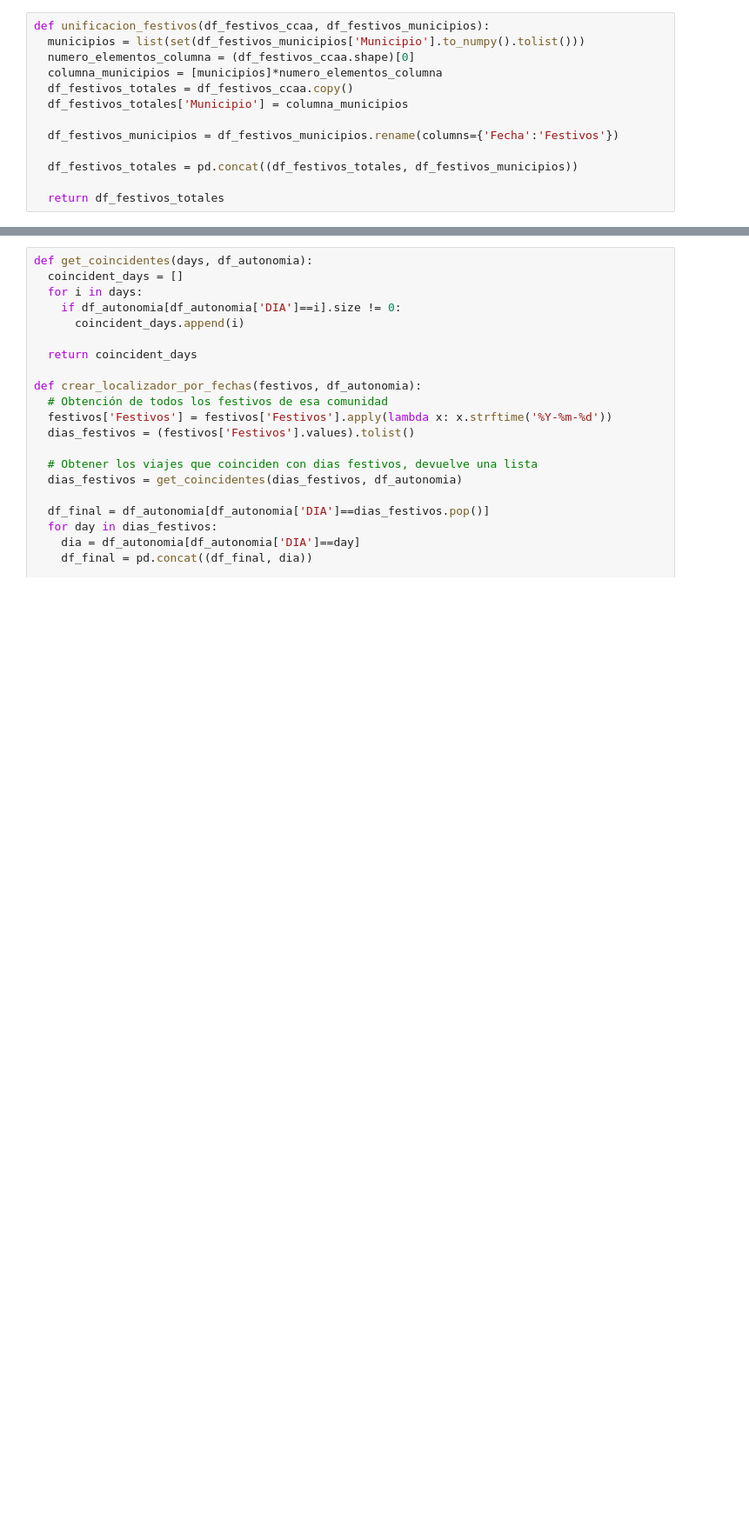
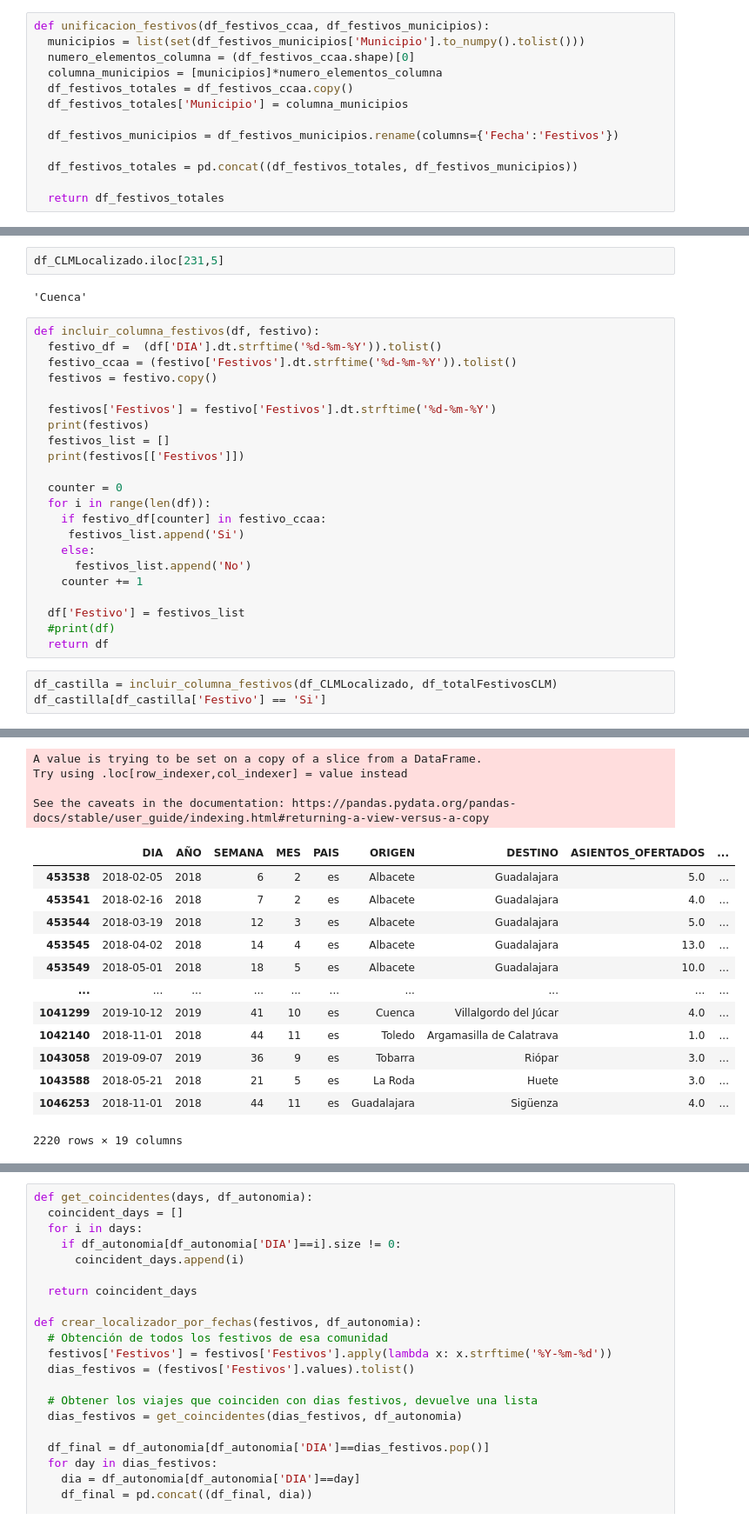
Before and after one commit to JoseAlbertoSeco/BlablacarCarpooling_DataMining, a Jupyter notebook: notebooks/GeolocalizacionProvincial.ipynb, the cells around one changed output, grey strips where cells are left out. Shown at 87% size. Saved outputs shown, nothing was run; the diff lists cells and outputs as text; blank space fills up the shorter version.

```diff
--- a/notebooks/GeolocalizacionProvincial.ipynb
+++ b/notebooks/GeolocalizacionProvincial.ipynb
@@ -428,0 +438,30 @@ files.download('df_totalFestivosAndalucia.csv')
+# %%
+df_CLMLocalizado.iloc[231,5]
+# %% [output]
+'Cuenca'
+# %%
+def incluir_columna_festivos(df, festivo):
+  festivo_df =  (df['DIA'].dt.strftime('%d-%m-%Y')).tolist()
+  festivo_ccaa = (festivo['Festivos'].dt.strftime('%d-%m-%Y')).tolist()
+  festivos = festivo.copy()
+
+  festivos['Festivos'] = festivo['Festivos'].dt.strftime('%d-%m-%Y')
+  print(festivos)
+  festivos_list = []
+  print(festivos[['Festivos']])
+
+  counter = 0
+  for i in range(len(df)):
+    if festivo_df[counter] in festivo_ccaa:
+     festivos_list.append('Si')
+    else:
+      festivos_list.append('No')
+    counter += 1
+
+  df['Festivo'] = festivos_list
+  #print(df)
+  return df
+# %%
+df_castilla = incluir_columna_festivos(df_CLMLocalizado, df_totalFestivosCLM)
+df_castilla[df_castilla['Festivo'] == 'Si']
+# %% [output]
@@ -428,0 +485,17 @@ files.download('df_totalFestivosAndalucia.csv')
+A value is trying to be set on a copy of a slice from a DataFrame.
+Try using .loc[row_indexer,col_indexer] = value instead
+
+See the caveats in the documentation: https://pandas.pydata.org/pandas-docs/stable/user_guide/indexing.html#returning-a-view-versus-a-copy
+|  | DIA | AÑO | SEMANA | MES | PAIS | ORIGEN | DESTINO | ASIENTOS_OFERTADOS | ... |
+| 453538 | 2018-02-05 | 2018 | 6 | 2 | es | Albacete | Guadalajara | 5.0 | ... |
+| 453541 | 2018-02-16 | 2018 | 7 | 2 | es | Albacete | Guadalajara | 4.0 | ... |
+| 453544 | 2018-03-19 | 2018 | 12 | 3 | es | Albacete | Guadalajara | 5.0 | ... |
+| 453545 | 2018-04-02 | 2018 | 14 | 4 | es | Albacete | Guadalajara | 13.0 | ... |
+| 453549 | 2018-05-01 | 2018 | 18 | 5 | es | Albacete | Guadalajara | 10.0 | ... |
+| ... | ... | ... | ... | ... | ... | ... | ... | ... | ... |
+| 1041299 | 2019-10-12 | 2019 | 41 | 10 | es | Cuenca | Villalgordo del Júcar | 4.0 | ... |
+| 1042140 | 2018-11-01 | 2018 | 44 | 11 | es | Toledo | Argamasilla de Calatrava | 1.0 | ... |
+| 1043058 | 2019-09-07 | 2019 | 36 | 9 | es | Tobarra | Riópar | 3.0 | ... |
+| 1043588 | 2018-05-21 | 2018 | 21 | 5 | es | La Roda | Huete | 3.0 | ... |
+| 1046253 | 2018-11-01 | 2018 | 44 | 11 | es | Guadalajara | Sigüenza | 4.0 | ... |
+2220 rows × 19 columns
```
Also changed, not shown: parts of 37 cells of this notebook.
